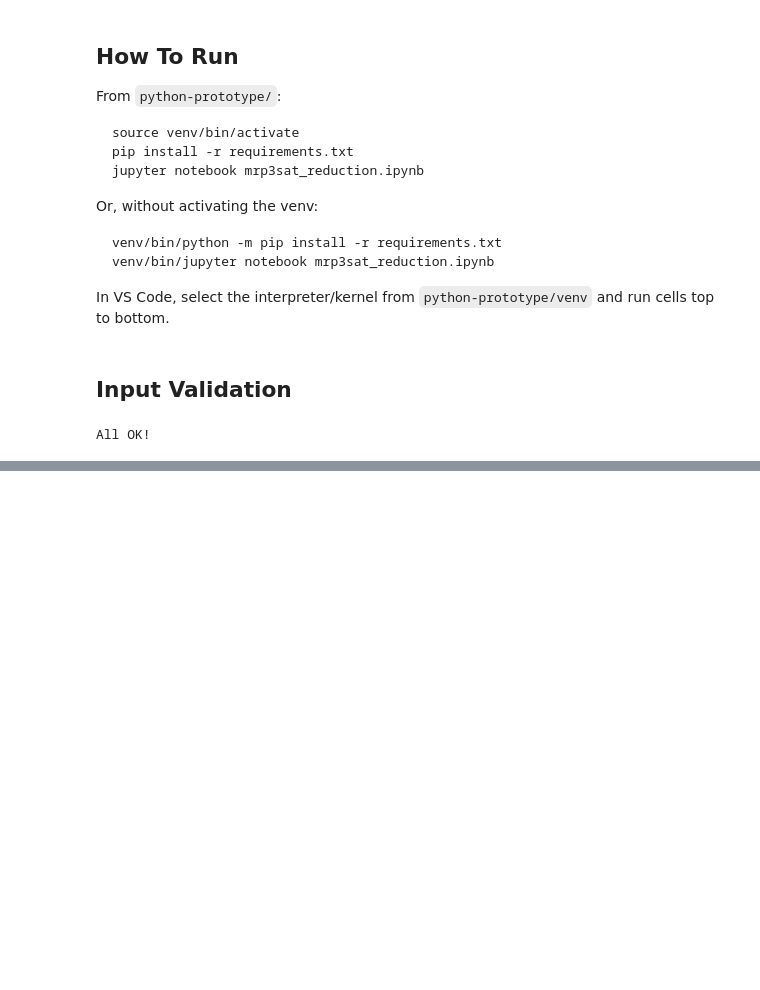
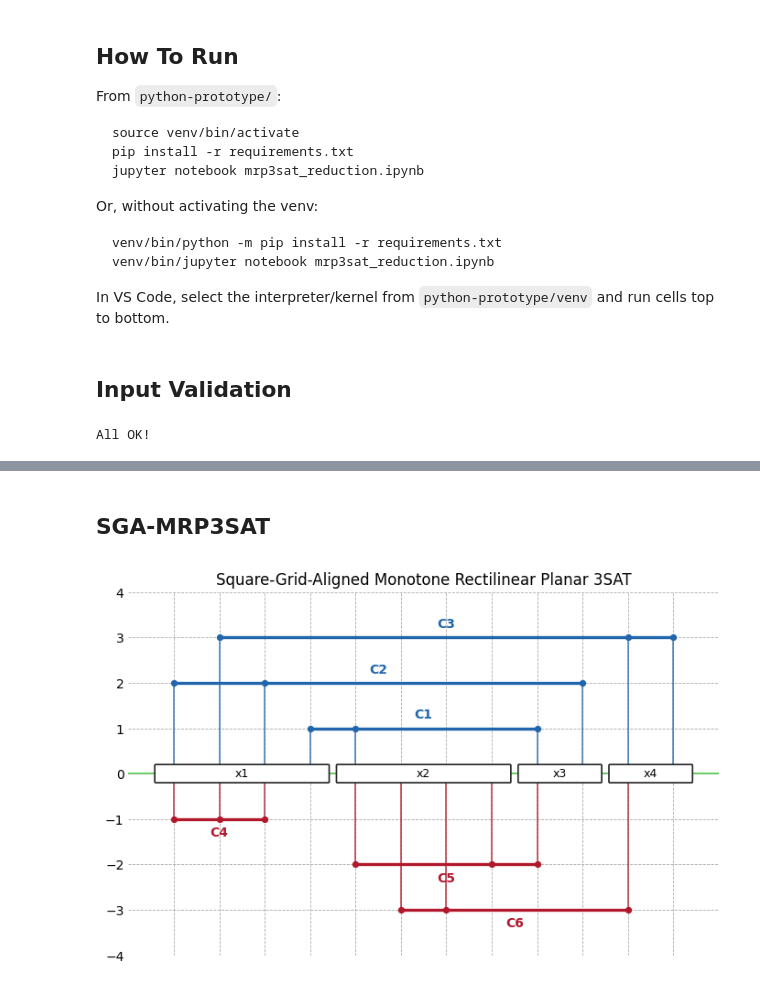
Before and after one commit to farms4life2016/dunes-flower-defense, a Jupyter notebook: python-prototype/mrp3sat_reduction_v2.ipynb, the cells around one changed output, grey strips where cells are left out. Drawn from its saved outputs; the diff is of its cells as text; code cells hidden in the pictures; blank space fills up the shorter version.

Commit message:
SGA attempt (not working with duplicated vars)

```diff
--- a/python-prototype/mrp3sat_reduction_v2.ipynb
+++ b/python-prototype/mrp3sat_reduction_v2.ipynb
@@ -567,0 +565,2 @@ Negative levels: {'C6': 1, 'C7': 2, 'C5': 3, 'C9': 4, 'C8': 5}
+# %% [markdown]
+## SGA-MRP3SAT
@@ -567,0 +604,41 @@ Negative levels: {'C6': 1, 'C7': 2, 'C5': 3, 'C9': 4, 'C8': 5}
+# %%
+# ============================================================
+# Layout Computation
+# ============================================================
+
+_GAP = 0  # integer grid units of padding between adjacent variable boxes
+
+def _label_number(label: str) -> int:
+    """Extract trailing integer from a label string, e.g. 'C3' → 3."""
+    return int("".join(c for c in label if c.isdigit()))
+
+def _build_queues(clauses, levels: dict[str, int]) -> dict[int, list[tuple[Clause, int]]]:
+    """
+    Assign each clause a slot in each of its variables' queues.
+    Clauses that use variable v on the right get prepended (so their connector
+    lands leftward); middle and left usages append in level order.
+    -- farms4life2016
+    """
+    clauses = tuple(clauses)
+    sorted_clauses = sorted(clauses, key=lambda c: (levels[c.label], _label_number(c.label)))
+
+    all_vars = {v for c in clauses for v in c.variables}
+    lefty  = {v: [] for v in all_vars}
+    middle = {v: [] for v in all_vars}
+    righty = {v: [] for v in all_vars}
+
+    for clause in sorted_clauses:
+        L, M, R = sorted(clause.variables)
+        righty[L].insert(0, (clause, 0))  # slot 0 assigned to L
+        middle[M].append((clause, 1))     # slot 1 assigned to M
+        lefty[R].append((clause, 2))      # slot 2 assigned to R
+
+    return {v: lefty[v] + middle[v] + righty[v] for v in all_vars}
+
+def _connector_positions(queues: dict[int, list[tuple[Clause, int]]], x_start: dict[int, int]) -> dict[tuple[str, int], int]:
+    """Map (clause_label, slot) → absolute x column. Slot, not variable, so duplicates separate cleanly."""
+    positions = {}
+    for v, queue in queues.items():
+        for idx, (clause, slot) in enumerate(queue):
+            positions[(clause.label, slot)] = x_start[v] + idx
+    return positions
@@ -567,0 +773,6 @@ Negative levels: {'C6': 1, 'C7': 2, 'C5': 3, 'C9': 4, 'C8': 5}
+# %%
+sga_layout = build_sga_layout(mrp3sat_instance, positive_levels, negative_levels)
+fig, axis  = draw_sga_layout(sga_layout)
+plt.show()
+# %% [output]
+[figure, added]
```
Also changed, not shown: parts of 6 cells of this notebook.
